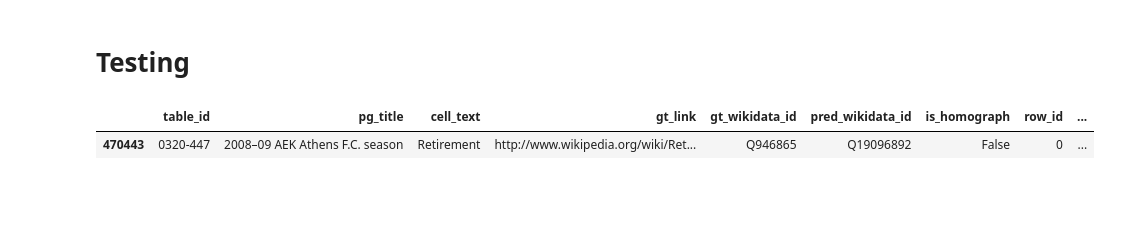
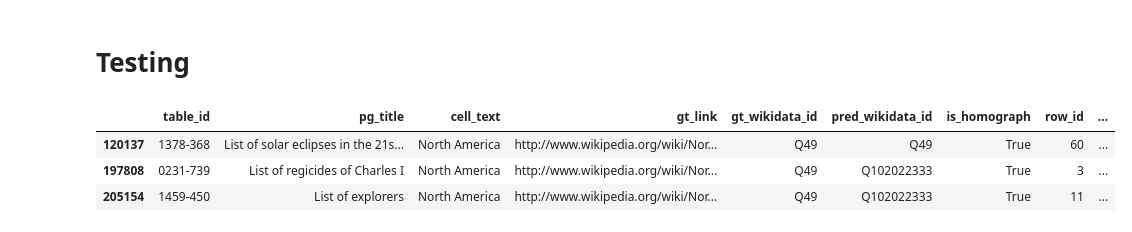
Before and after one commit to northeastern-datalab/domain_net, a Jupyter notebook: network_analysis/wikitables_dataset_evaluation.ipynb, the cells around one changed output. Cells and saved outputs as stored; diff of their text form; code cells hidden in the pictures; blank space fills up the shorter version.

```diff
--- a/network_analysis/wikitables_dataset_evaluation.ipynb
+++ b/network_analysis/wikitables_dataset_evaluation.ipynb
@@ -129,11 +190,13 @@ print("#Nodes:", G.number_of_nodes(), " #Edges:", G.number_of_edges())
 # %%
 is_homograph_gt_df=pd.read_csv('../../table_search_with_homographs/data/wikipages_2013/gt_data_structures/is_homograph_gt_cell_instances.csv')
 # %%
-val='Retirement'
+val='North America'
 is_homograph_gt_df[is_homograph_gt_df['cell_text']==val]
 # %% [output]
 |  | table_id | pg_title | cell_text | gt_link | gt_wikidata_id | pred_wikidata_id | is_homograph | row_id | ... |
-| 470443 | 0320-447 | 2008–09 AEK Athens F.C. season | Retirement | http://www.wikipedia.org/wiki/Ret... | Q946865 | Q19096892 | False | 0 | ... |
+| 120137 | 1378-368 | List of solar eclipses in the 21s... | North America | http://www.wikipedia.org/wiki/Nor... | Q49 | Q49 | True | 60 | ... |
+| 197808 | 0231-739 | List of regicides of Charles I | North America | http://www.wikipedia.org/wiki/Nor... | Q49 | Q102022333 | True | 3 | ... |
+| 205154 | 1459-450 | List of explorers | North America | http://www.wikipedia.org/wiki/Nor... | Q49 | Q102022333 | True | 11 | ... |
 # %%
 print("Column Names:\n", utils.graph_helpers.get_cell_node_column_names(G, val))
 
```
Also changed, not shown: parts of 9 cells of this notebook.
